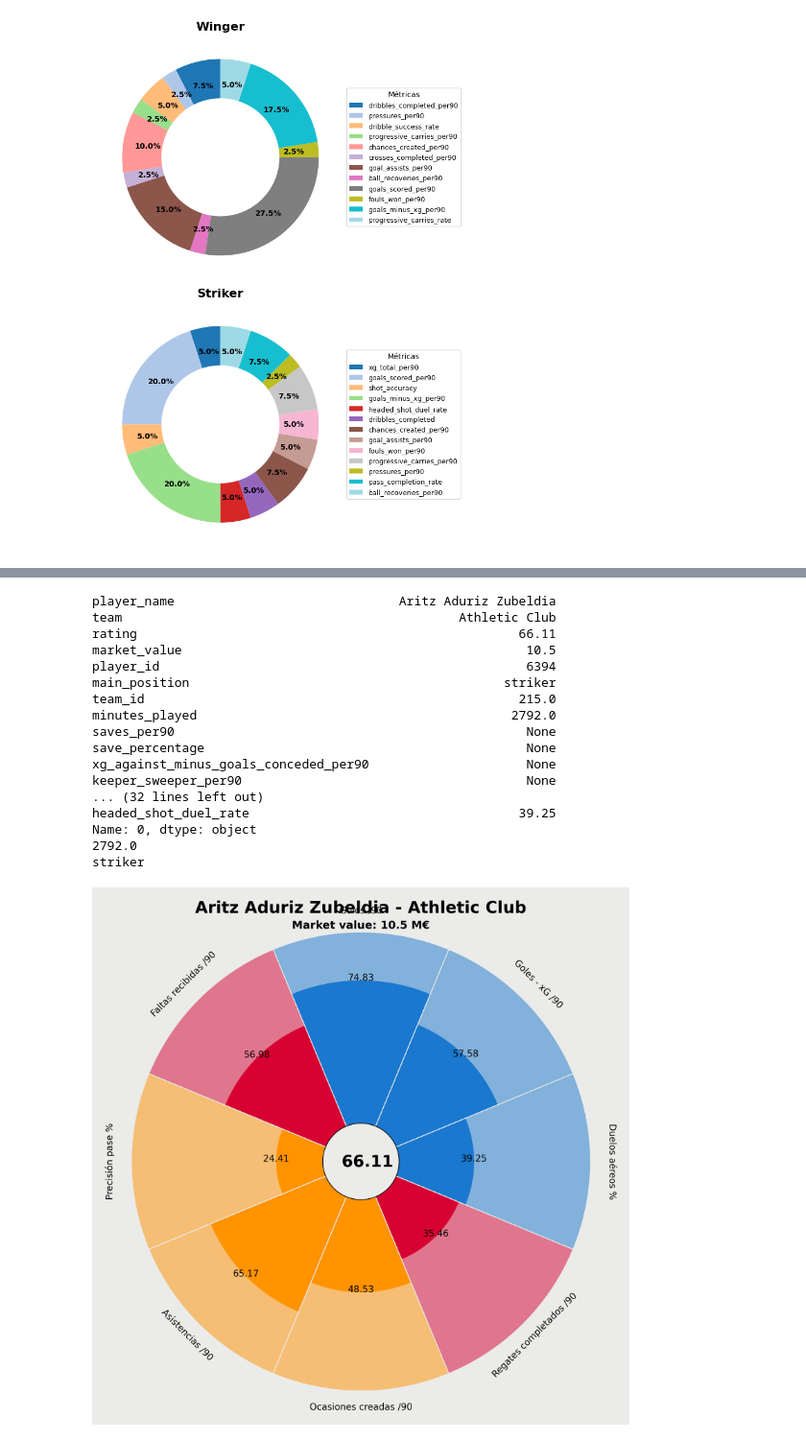
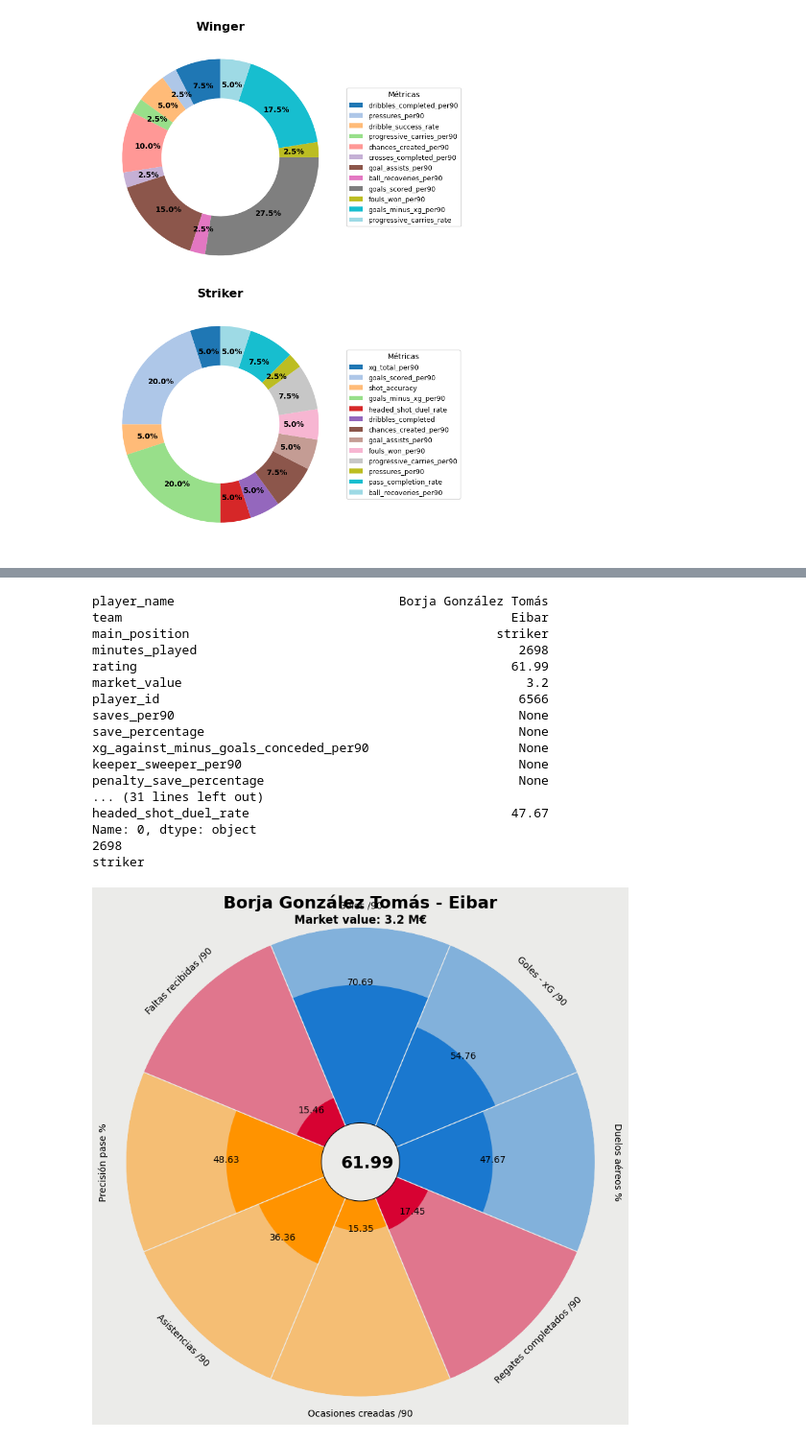
Before and after one commit to Germiprogramer/TFG-Agente-de-Scouting, a Jupyter notebook: graficos.ipynb, the cells around one changed output, grey strips where cells are left out. Shown at 96% size. Cells and saved outputs as stored; diff of their text form; code cells hidden in the pictures.

```diff
--- a/graficos.ipynb
+++ b/graficos.ipynb
@@ -1006,12 +1006,14 @@ from PIL import Image, ImageDraw, ImageFont
 from matplotlib import font_manager
 import io
 
-engine = create_engine("postgresql+psycopg2://postgres:1234@localhost:5432/scouting")
+engine = create_engine("postgresql+psycopg2://postgres:1234@localhost:5432/players_db")
 
 query_radar = text("""
     SELECT
         p.player_name,
         t.team AS team,
+        p.main_position,
+        s.minutes_played,
         CASE
             WHEN p.rating ~ '^\\d+(\\.\\d+)?$' THEN ROUND(p.rating::numeric, 2)
             ELSE NULL
@@ -1020,11 +1022,12 @@ query_radar = text("""
         n.*
     FROM player_profile p
     LEFT JOIN teams t ON p.team_id = t.team_id
+    LEFT JOIN player_stats s ON p.player_id = s.player_id
     LEFT JOIN normalized_stats_position n ON p.player_id = n.player_id
-    LEFT JOIN player_stats s ON p.player_id = s.player_id
     WHERE p.player_name = :player_name
     LIMIT 1;
 """)
+
 
 
 # Configuración de radar por posición principal
@@ -1136,47 +1139,47 @@ def draw_radar_from_sql(player_name):
         slice_colors=slice_colors,
         value_colors=text_colors,
         param_location=110
     )
 
     fig.text(0.5, 0.97, f"{row['player_name']} - {row['team']}", size=18, weight='bold', ha='center')
     fig.text(0.5, 0.94, f"Market value: {row['market_value']} M€", size=12, weight='semibold', ha='center')
     fig.text(0.5125, 0.485, f"{row['rating']}", size=18, weight='bold', ha='center')
 
     plt.tight_layout()
     plt.show()
 
     fig.savefig("metricas_seleccionadas.png", dpi=300, bbox_inches="tight", pad_inches=0.2)
 
     from IPython.display import Image
     display(Image("metricas_seleccionadas.png"))
 
 # ARCHIVO PARA GUARDAR LAS COSULTAS
 def log_consulta_txt(consulta, respuesta, archivo="agente_log.txt"):
     with open(archivo, "a", encoding="utf-8") as f:
         f.write("=" * 60 + "\n")
         f.write(f"[{datetime.now().isoformat(timespec='seconds')}]\n")
         f.write("📝 Consulta:\n")
         f.write(consulta.strip() + "\n\n")
         f.write("✅ Respuesta:\n")
         f.write(respuesta.strip() + "\n\n")
 
-draw_radar_from_sql("Aritz Aduriz Zubeldia")
+draw_radar_from_sql("Borja González Tomás")
 # %% [output]
-player_name                              Aritz Aduriz Zubeldia
-team                                             Athletic Club
-rating                                                   66.11
-market_value                                              10.5
-player_id                                                 6394
-main_position                                          striker
-team_id                                                  215.0
-minutes_played                                          2792.0
-saves_per90                                               None
-save_percentage                                           None
-xg_against_minus_goals_conceded_per90                     None
-keeper_sweeper_per90                                      None
-... (32 lines left out)
-headed_shot_duel_rate                                    39.25
+player_name                              Borja González Tomás
+team                                                    Eibar
+main_position                                         striker
+minutes_played                                           2698
+rating                                                  61.99
+market_value                                              3.2
+player_id                                                6566
+saves_per90                                              None
+save_percentage                                          None
+xg_against_minus_goals_conceded_per90                    None
+keeper_sweeper_per90                                     None
+penalty_save_percentage                                  None
+... (31 lines left out)
+headed_shot_duel_rate                                   47.67
 Name: 0, dtype: object
-2792.0
+2698
 striker
-[figure, old version]
+[figure, new version]
```
Also changed, not shown: parts of 3 cells of this notebook, 10 other files.
